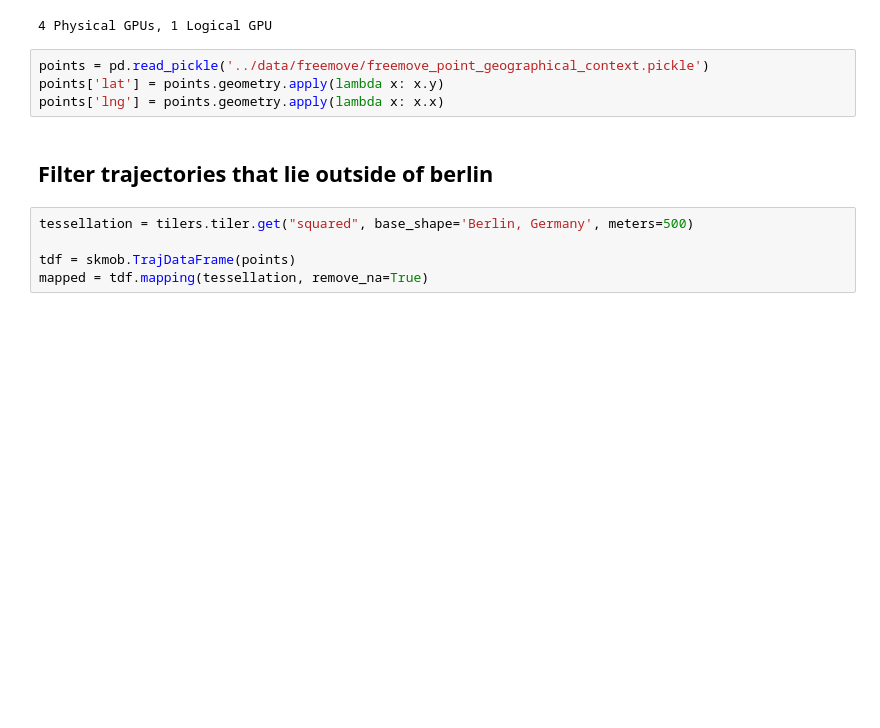
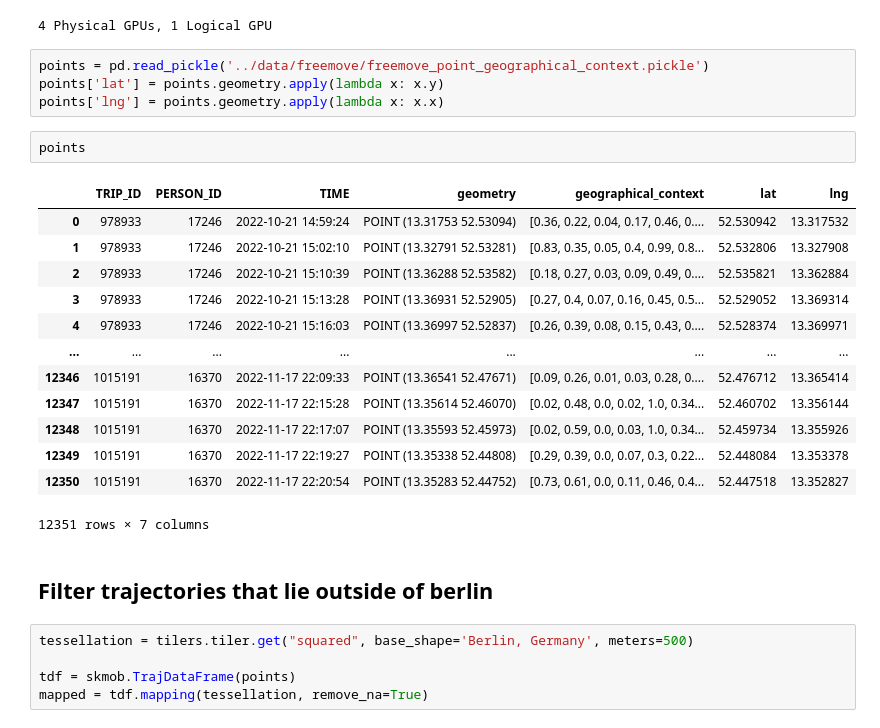
Before and after one commit to benediktstroebl/Master-Thesis, a Jupyter notebook: Autoencoder/Model.ipynb, the cells around one changed output. Cells and saved outputs as stored; diff of their text form; blank space fills up the shorter version.

```diff
--- a/Autoencoder/Model.ipynb
+++ b/Autoencoder/Model.ipynb
@@ -44,6 +44,22 @@ To enable them in other operations, rebuild TensorFlow with the appropriate comp
 points = pd.read_pickle('../data/freemove/freemove_point_geographical_context.pickle')
 points['lat'] = points.geometry.apply(lambda x: x.y)
 points['lng'] = points.geometry.apply(lambda x: x.x)
+# %%
+points
+# %% [output]
+|  | TRIP_ID | PERSON_ID | TIME | geometry | geographical_context | lat | lng |
+| 0 | 978933 | 17246 | 2022-10-21 14:59:24 | POINT (13.31753 52.53094) | [0.36, 0.22, 0.04, 0.17, 0.46, 0.... | 52.530942 | 13.317532 |
+| 1 | 978933 | 17246 | 2022-10-21 15:02:10 | POINT (13.32791 52.53281) | [0.83, 0.35, 0.05, 0.4, 0.99, 0.8... | 52.532806 | 13.327908 |
+| 2 | 978933 | 17246 | 2022-10-21 15:10:39 | POINT (13.36288 52.53582) | [0.18, 0.27, 0.03, 0.09, 0.49, 0.... | 52.535821 | 13.362884 |
+| 3 | 978933 | 17246 | 2022-10-21 15:13:28 | POINT (13.36931 52.52905) | [0.27, 0.4, 0.07, 0.16, 0.45, 0.5... | 52.529052 | 13.369314 |
+| 4 | 978933 | 17246 | 2022-10-21 15:16:03 | POINT (13.36997 52.52837) | [0.26, 0.39, 0.08, 0.15, 0.43, 0.... | 52.528374 | 13.369971 |
+| ... | ... | ... | ... | ... | ... | ... | ... |
+| 12346 | 1015191 | 16370 | 2022-11-17 22:09:33 | POINT (13.36541 52.47671) | [0.09, 0.26, 0.01, 0.03, 0.28, 0.... | 52.476712 | 13.365414 |
+| 12347 | 1015191 | 16370 | 2022-11-17 22:15:28 | POINT (13.35614 52.46070) | [0.02, 0.48, 0.0, 0.02, 1.0, 0.34... | 52.460702 | 13.356144 |
+| 12348 | 1015191 | 16370 | 2022-11-17 22:17:07 | POINT (13.35593 52.45973) | [0.02, 0.59, 0.0, 0.03, 1.0, 0.34... | 52.459734 | 13.355926 |
+| 12349 | 1015191 | 16370 | 2022-11-17 22:19:27 | POINT (13.35338 52.44808) | [0.29, 0.39, 0.0, 0.07, 0.3, 0.22... | 52.448084 | 13.353378 |
+| 12350 | 1015191 | 16370 | 2022-11-17 22:20:54 | POINT (13.35283 52.44752) | [0.73, 0.61, 0.0, 0.11, 0.46, 0.4... | 52.447518 | 13.352827 |
+12351 rows × 7 columns
 # %% [markdown]
 ## Filter trajectories that lie outside of berlin
 # %%
```
Also changed, not shown: parts of 23 cells of this notebook, 1 other file.
